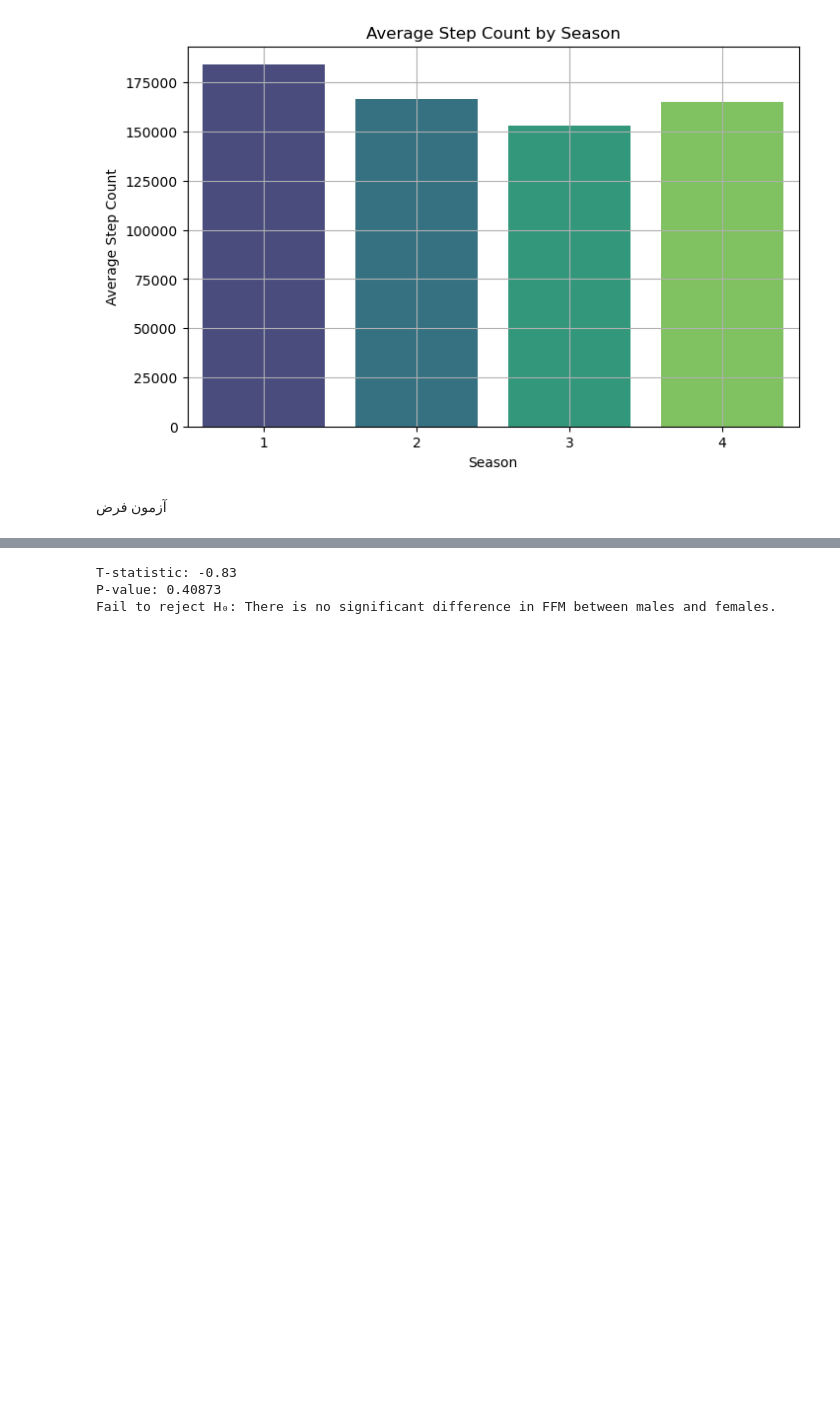
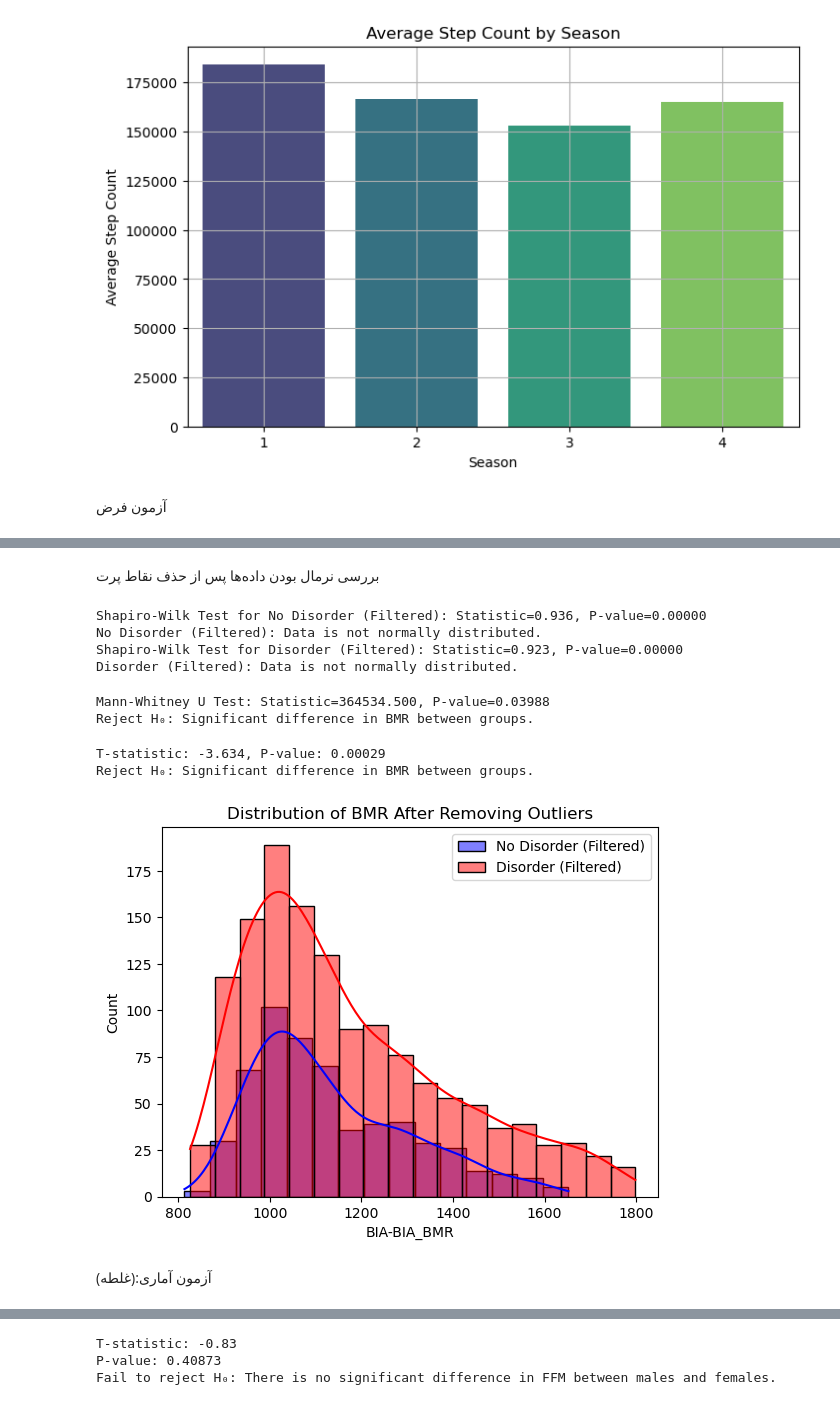
Before and after one commit to Javad1942/Group-2-QBC8, a Jupyter notebook: Stats_Analysis_Structured.ipynb, the cells around one changed output, grey strips where cells are left out. Cells and saved outputs as stored; diff of their text form; code cells hidden in the pictures; blank space fills up the shorter version.

```diff
--- a/Stats_Analysis_Structured.ipynb
+++ b/Stats_Analysis_Structured.ipynb
@@ -447,0 +502,70 @@ Fail to reject H₀: There is no significant difference in BMR between the two g
+# %%
+Q1 = bmr_no_disorder.quantile(0.25)
+Q3 = bmr_no_disorder.quantile(0.75)
+IQR = Q3 - Q1
+
+# حذف نقاط پرت در گروه بدون اختلال خواب
+bmr_no_disorder_filtered = bmr_no_disorder[(bmr_no_disorder >= Q1 - 1.5 * IQR) & (bmr_no_disorder <= Q3 + 1.5 * IQR)]
+
+Q1 = bmr_disorder.quantile(0.25)
+Q3 = bmr_disorder.quantile(0.75)
+IQR = Q3 - Q1
+
+# حذف نقاط پرت در گروه با اختلال خواب
+bmr_disorder_filtered = bmr_disorder[(bmr_disorder >= Q1 - 1.5 * IQR) & (bmr_disorder <= Q3 + 1.5 * IQR)]
+# %% [markdown]
+بررسی نرمال بودن داده‌ها پس از حذف نقاط پرت
+# %%
+# بررسی نرمال بودن داده‌های بدون اختلال خواب
+stat, p_value = shapiro(bmr_no_disorder_filtered)
+print(f"Shapiro-Wilk Test for No Disorder (Filtered): Statistic={stat:.3f}, P-value={p_value:.5f}")
+if p_value > 0.05:
+    print("No Disorder (Filtered): Data is normally distributed.")
+else:
+    print("No Disorder (Filtered): Data is not normally distributed.")
+
+# بررسی نرمال بودن داده‌های با اختلال خواب
+stat, p_value = shapiro(bmr_disorder_filtered)
+print(f"Shapiro-Wilk Test for Disorder (Filtered): Statistic={stat:.3f}, P-value={p_value:.5f}")
+if p_value > 0.05:
+    print("Disorder (Filtered): Data is normally distributed.")
+else:
+    print("Disorder (Filtered): Data is not normally distributed.")
+# %% [output]
+Shapiro-Wilk Test for No Disorder (Filtered): Statistic=0.936, P-value=0.00000
+No Disorder (Filtered): Data is not normally distributed.
+Shapiro-Wilk Test for Disorder (Filtered): Statistic=0.923, P-value=0.00000
+Disorder (Filtered): Data is not normally distributed.
+# %%
+# اجرای آزمون Mann-Whitney
+stat, p_value = mannwhitneyu(bmr_no_disorder_filtered, bmr_disorder_filtered)
+print(f"Mann-Whitney U Test: Statistic={stat:.3f}, P-value={p_value:.5f}")
+if p_value < 0.05:
+    print("Reject H₀: Significant difference in BMR between groups.")
+else:
+    print("Fail to reject H₀: No significant difference in BMR between groups.")
+# %% [output]
+Mann-Whitney U Test: Statistic=364534.500, P-value=0.03988
+Reject H₀: Significant difference in BMR between groups.
+# %%
+# اجرای آزمون t
+t_stat, p_value = ttest_ind(bmr_no_disorder_filtered, bmr_disorder_filtered)
+print(f"T-statistic: {t_stat:.3f}, P-value: {p_value:.5f}")
+if p_value < 0.05:
+    print("Reject H₀: Significant difference in BMR between groups.")
+else:
+    print("Fail to reject H₀: No significant difference in BMR between groups.")
+# %% [output]
+T-statistic: -3.634, P-value: 0.00029
+Reject H₀: Significant difference in BMR between groups.
+# %%
+# رسم نمودار برای گروه بدون اختلال خواب
+sns.histplot(bmr_no_disorder_filtered, kde=True, color='blue', label='No Disorder (Filtered)')
+sns.histplot(bmr_disorder_filtered, kde=True, color='red', label='Disorder (Filtered)')
+plt.legend()
+plt.title("Distribution of BMR After Removing Outliers")
+plt.show()
+# %% [output]
+[figure, added]
+# %% [markdown]
+آزمون آماری:(غلطه)
```
Also changed, not shown: parts of 46 cells of this notebook.
